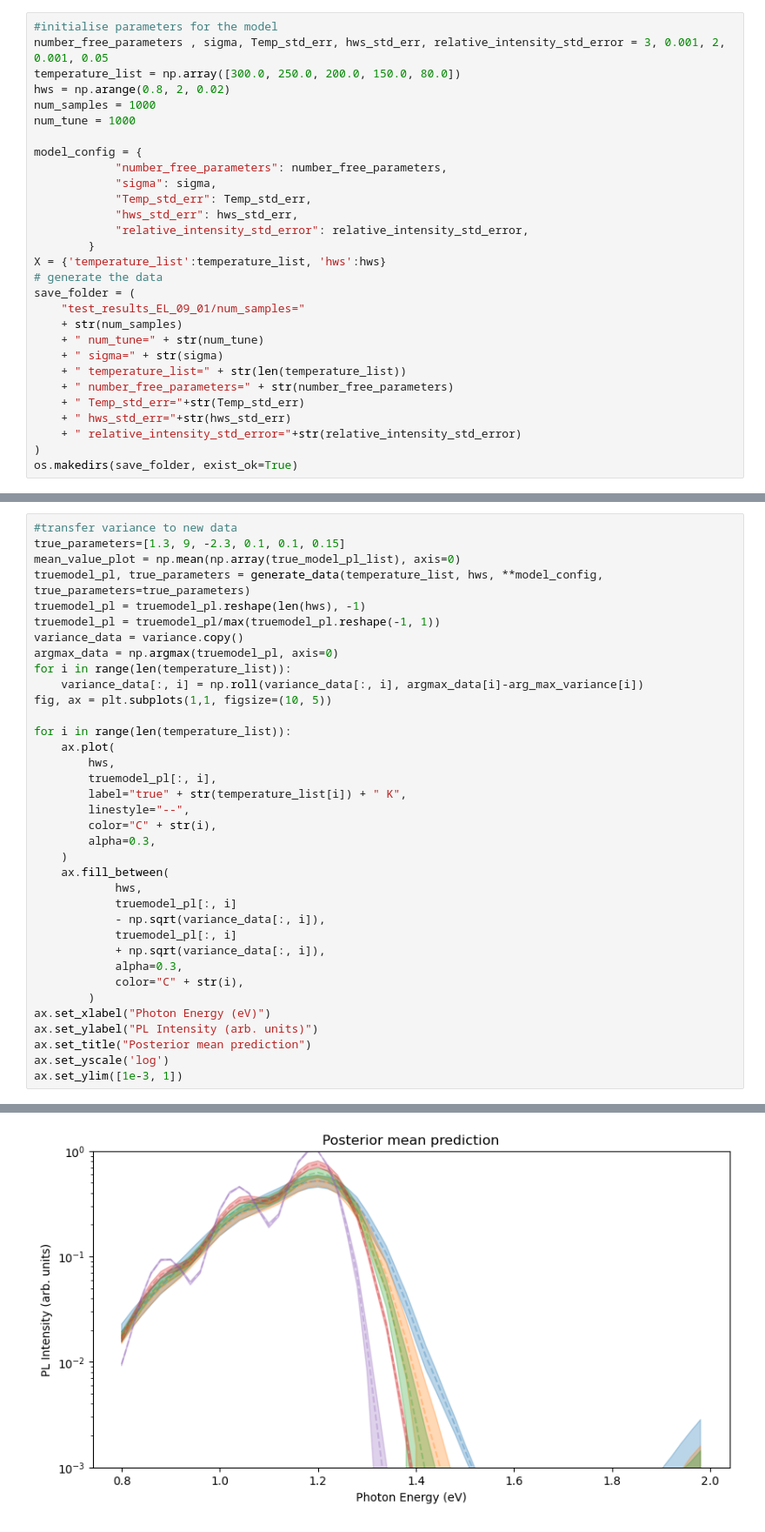
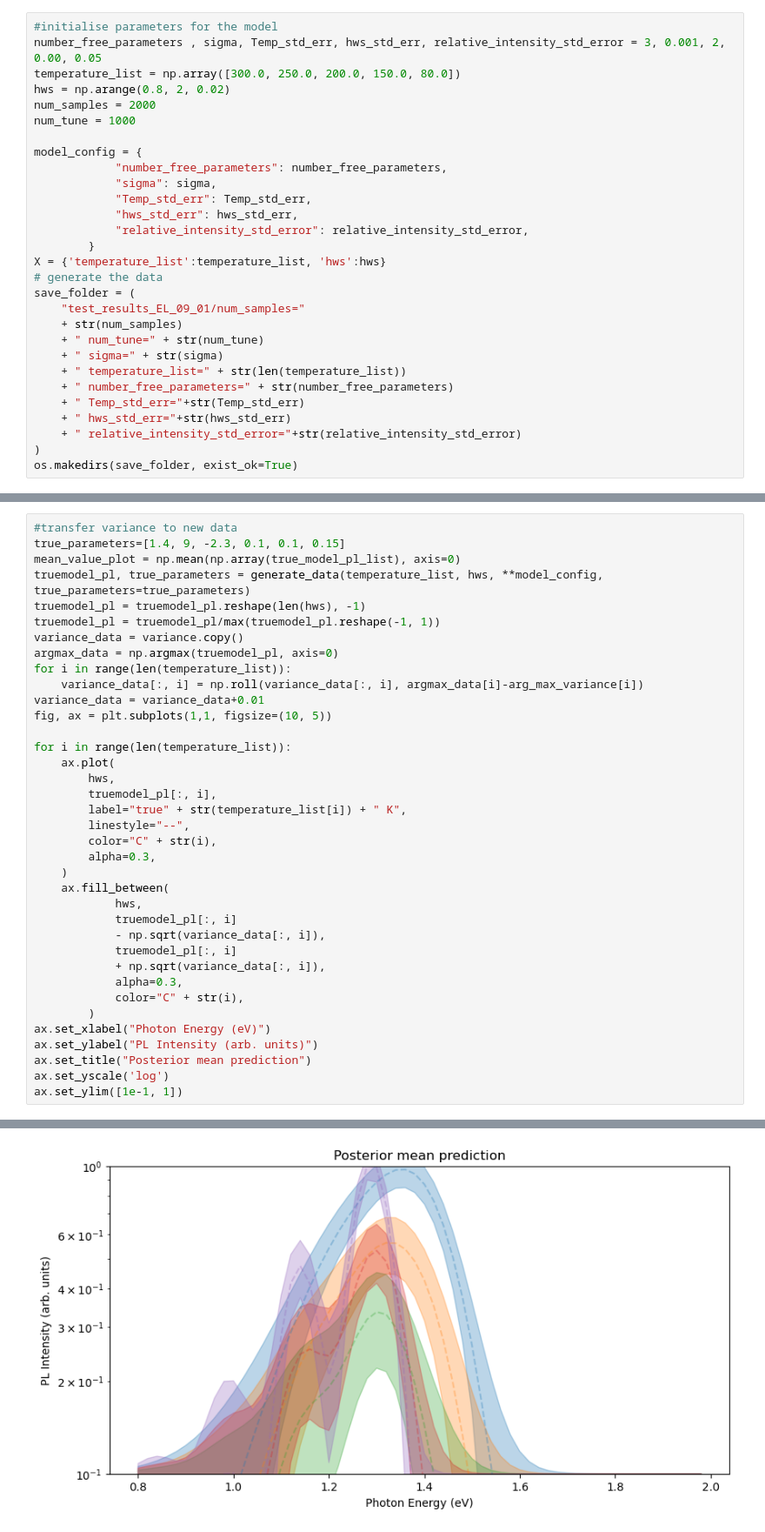
Before and after one commit to mohammedazzouzi15/pl_temp_fit, a Jupyter notebook: notebook/Fit_workflow.ipynb, the cells around one changed output, grey strips where cells are left out. Shown at 87% size. Cells and saved outputs as stored; diff of their text form.

```diff
--- a/notebook/Fit_workflow.ipynb
+++ b/notebook/Fit_workflow.ipynb
@@ -12,10 +12,10 @@ from pl_temp_fit import ELPYMCModel
 Running on PyMC v5.10.3
 # %%
 #initialise parameters for the model
-number_free_parameters , sigma, Temp_std_err, hws_std_err, relative_intensity_std_error = 3, 0.001, 2, 0.001, 0.05
+number_free_parameters , sigma, Temp_std_err, hws_std_err, relative_intensity_std_error = 3, 0.001, 2, 0.00, 0.05
 temperature_list = np.array([300.0, 250.0, 200.0, 150.0, 80.0])
 hws = np.arange(0.8, 2, 0.02)
-num_samples = 1000
+num_samples = 2000
 num_tune = 1000
 
 model_config = {
@@ -131,6 +131,6 @@ true_model_pl_list,variance,arg_max_variance = plot_generated_data(truemodel_pl,
 # %%
 #transfer variance to new data
-true_parameters=[1.3, 9, -2.3, 0.1, 0.1, 0.15]
+true_parameters=[1.4, 9, -2.3, 0.1, 0.1, 0.15]
 mean_value_plot = np.mean(np.array(true_model_pl_list), axis=0)
 truemodel_pl, true_parameters = generate_data(temperature_list, hws, **model_config, true_parameters=true_parameters)
 truemodel_pl = truemodel_pl.reshape(len(hws), -1)
@@ -139,6 +139,7 @@ variance_data = variance.copy()
 argmax_data = np.argmax(truemodel_pl, axis=0)
 for i in range(len(temperature_list)):
     variance_data[:, i] = np.roll(variance_data[:, i], argmax_data[i]-arg_max_variance[i])
+variance_data = variance_data+0.01
 fig, ax = plt.subplots(1,1, figsize=(10, 5))
 
 for i in range(len(temperature_list)):
@@ -163,5 +164,5 @@ ax.set_xlabel("Photon Energy (eV)")
 ax.set_ylabel("PL Intensity (arb. units)")
 ax.set_title("Posterior mean prediction")
 ax.set_yscale('log')
-ax.set_ylim([1e-3, 1])
+ax.set_ylim([1e-1, 1])
 # %% [output]
@@ -169,4 +170,4 @@ ax.set_ylim([1e-3, 1])
-[figure, old version]
+[figure, new version]
 # %%
 from pl_temp_fit import ELPYMCModel
 import importlib
```
Also changed, not shown: parts of 10 cells of this notebook, 3 other files.
